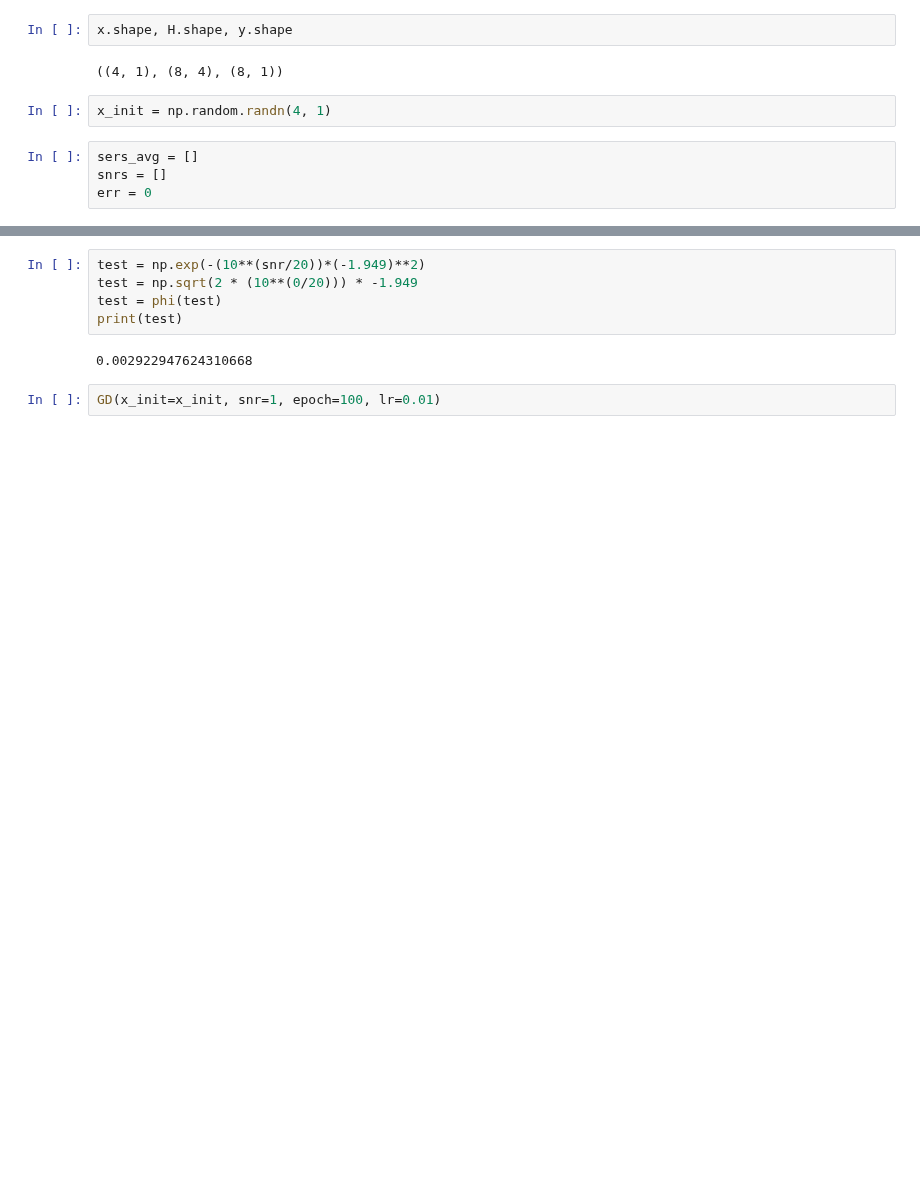
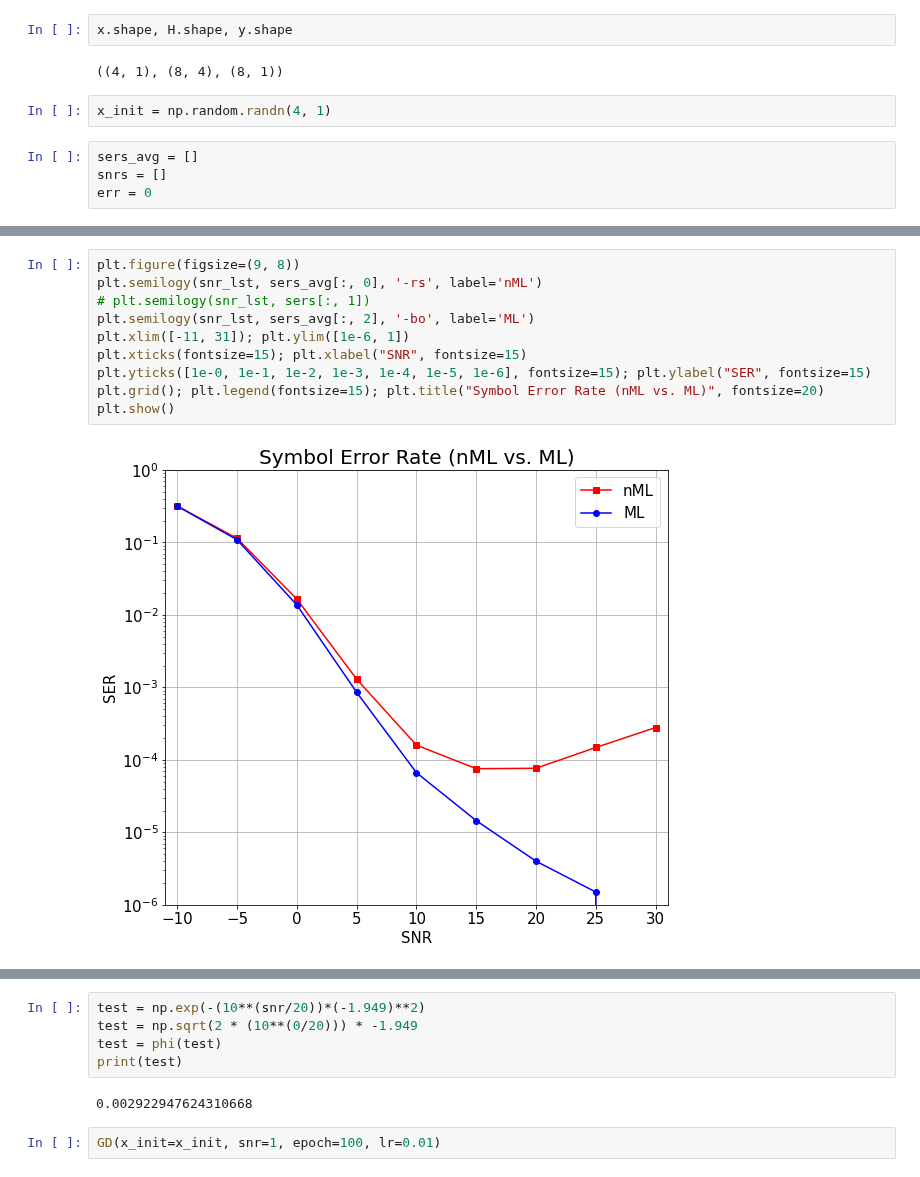
Before and after one commit to IISL-HYU/comm, a Jupyter notebook: nML_practice.ipynb, the cells around one changed output, grey strips where cells are left out. Cells and saved outputs as stored; diff of their text form; blank space fills up the shorter version.

```diff
--- a/nML_practice.ipynb
+++ b/nML_practice.ipynb
@@ -294,0 +539,12 @@ def comp2re(H, x, z, y):
+# %%
+plt.figure(figsize=(9, 8))
+plt.semilogy(snr_lst, sers_avg[:, 0], '-rs', label='nML')
+# plt.semilogy(snr_lst, sers[:, 1])
+plt.semilogy(snr_lst, sers_avg[:, 2], '-bo', label='ML')
+plt.xlim([-11, 31]); plt.ylim([1e-6, 1])
+plt.xticks(fontsize=15); plt.xlabel("SNR", fontsize=15)
+plt.yticks([1e-0, 1e-1, 1e-2, 1e-3, 1e-4, 1e-5, 1e-6], fontsize=15); plt.ylabel("SER", fontsize=15)
+plt.grid(); plt.legend(fontsize=15); plt.title("Symbol Error Rate (nML vs. ML)", fontsize=20)
+plt.show()
+# %% [output]
+[figure, added]
```
Also changed, not shown: parts of 14 cells of this notebook.
